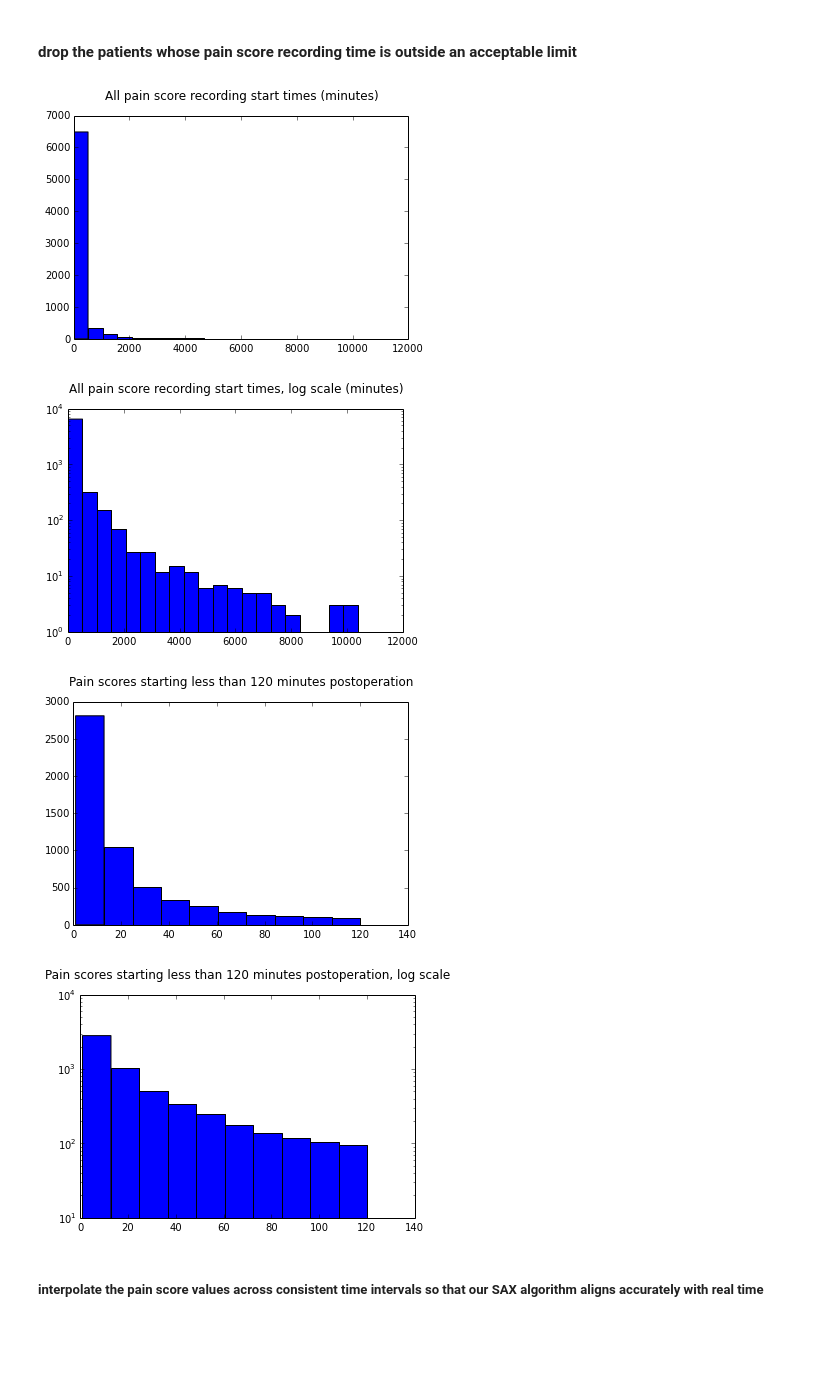
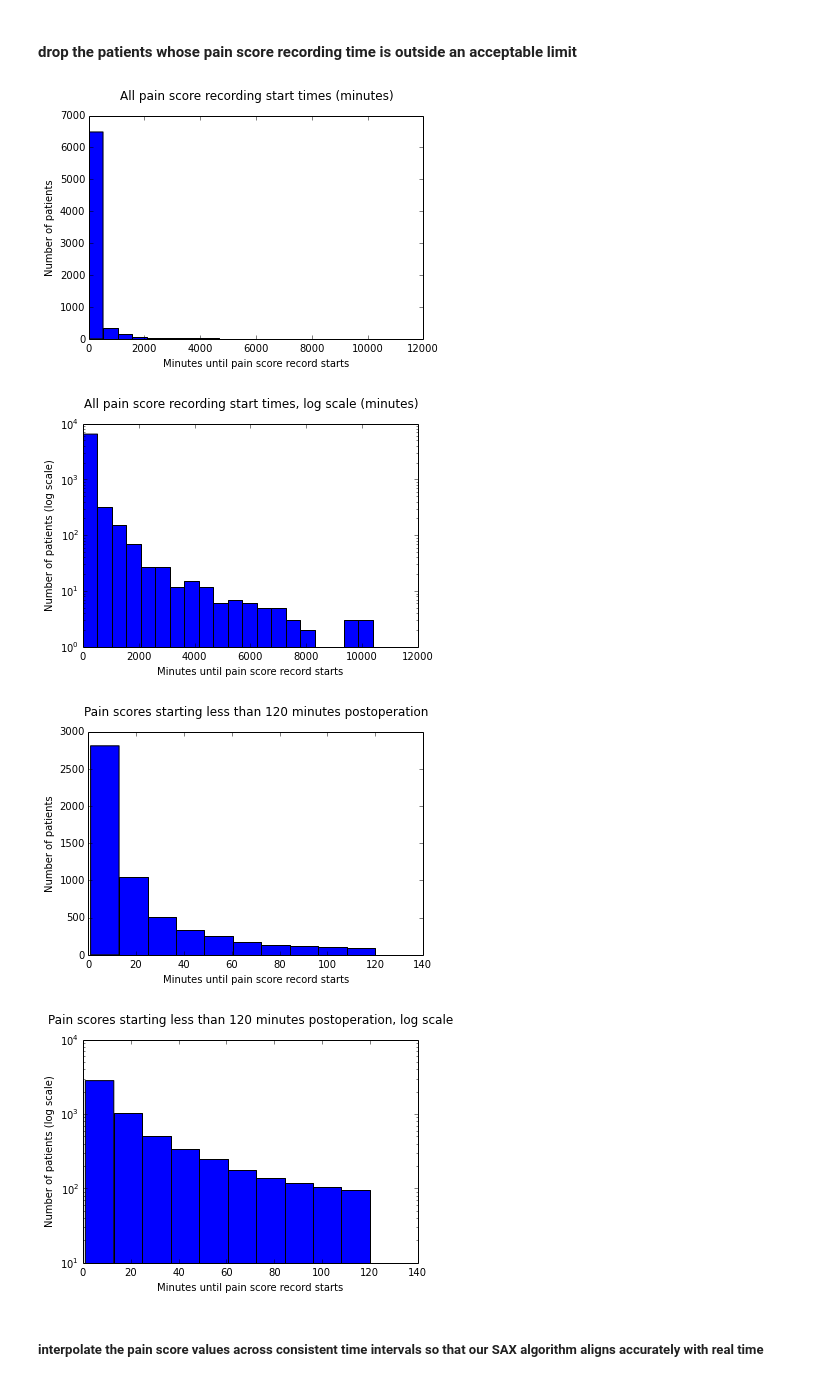
Before and after one commit to pvnick/tempos, a Jupyter notebook: pain_categorical_analysis.ipynb, the cells around one changed output. Cells and saved outputs as stored; diff of their text form; code cells hidden in the pictures; blank space fills up the shorter version.

```diff
--- a/pain_categorical_analysis.ipynb
+++ b/pain_categorical_analysis.ipynb
@@ -2,6 +2,7 @@
 ## Settings (adjust these)
 # %%
 data_file_path = '/opt/data/parisa2_pain_encrypted.txt'
+old_data_path = '/opt/data/data_old.csv'
 # %% [markdown]
 ## Headers
 # %%
@@ -15,12 +16,12 @@ import os
 import math
 import string
 import re
+import matplotlib.ticker as plticker
+from matplotlib.artist import setp
 from sklearn.metrics.pairwise import cosine_similarity
-from sklearn.cluster.bicluster import SpectralCoclustering
-from sklearn.metrics.cluster import v_measure_score
-from sklearn.feature_extraction import DictVectorizer
 
 np.random.seed(10)
+plt.rcParams['mathtext.default'] = 'it' #'regular'
 # %% [output]
 Populating the interactive namespace from numpy and matplotlib
 # %% [markdown]
@@ -35,0 +43,11 @@ pain_data = pain_data.dropna(subset=["PainScoreQuantMissing"])
+# %%
+#using old data set
+
+pain_data = pd.read_csv(old_data_path, true_values=["Yes", "True"], false_values=["No", "False"])
+pain_data_columns = pain_data.columns.values
+#rename the first column ("id") to something more meaningful
+pain_data_columns[15] = "PatientID"
+pain_data_columns[7] = "PainScoreQuantMissing"
+pain_data.columns = pain_data_columns
+#drop asleep entries (N/A in data set) for now because we dont know what to do with them
+pain_data = pain_data.dropna(subset=["PainScoreQuantMissing"])
@@ -46,32 +85,40 @@ pain_data['NRSTimeFromEndSurgery_mins'] = pain_data.NRSTimeFromEndSurgery.apply(
 # %%
 start_recording_time_minutes_cutoff = 120
 recording_time_grouped_by_patient = pain_data[["PatientID", "NRSTimeFromEndSurgery_mins"]].groupby("PatientID")
 recording_start_minutes = recording_time_grouped_by_patient.min()
 
 
 plt.title("All pain score recording start times (minutes)").set_y(1.05)
 plt.hist(recording_start_minutes.values, bins=20)
+plt.ylabel("Number of patients")
+plt.xlabel("Minutes until pain score record starts")
 plt.show()
 plt.title("All pain score recording start times, log scale (minutes)").set_y(1.05)
 plt.hist(recording_start_minutes.values, bins=20, log=True)
+plt.ylabel("Number of patients (log scale)")
+plt.xlabel("Minutes until pain score record starts")
 plt.show()
 
 recording_start_cutoff_patientid_minutes = recording_start_minutes[recording_start_minutes <= start_recording_time_minutes_cutoff].dropna()
 
 plt.title("Pain scores starting less than " + str(start_recording_time_minutes_cutoff) + " minutes postoperation").set_y(1.05)
 plt.hist(recording_start_cutoff_patientid_minutes.values)
+plt.ylabel("Number of patients")
+plt.xlabel("Minutes until pain score record starts")
 plt.show()
 plt.title("Pain scores starting less than " + str(start_recording_time_minutes_cutoff) + " minutes postoperation, log scale").set_y(1.05)
 plt.hist(recording_start_cutoff_patientid_minutes.values, log=True)
+plt.ylabel("Number of patients (log scale)")
+plt.xlabel("Minutes until pain score record starts")
 plt.show()
 
 cutoff_patientids = recording_start_cutoff_patientid_minutes.index
 start_cutoff_pain_data = pain_data.set_index("PatientID").ix[cutoff_patientids].reset_index()
 # %% [output]
-[figure, old version]
+[figure, new version]
-[figure, old version]
+[figure, new version]
-[figure, old version]
+[figure, new version]
-[figure, old version]
+[figure, new version]
 # %% [markdown]
 ##### interpolate the pain score values across consistent time intervals so that our SAX algorithm aligns accurately with real time
 # %%
```
Also changed, not shown: parts of 24 cells of this notebook, 1 other file.
